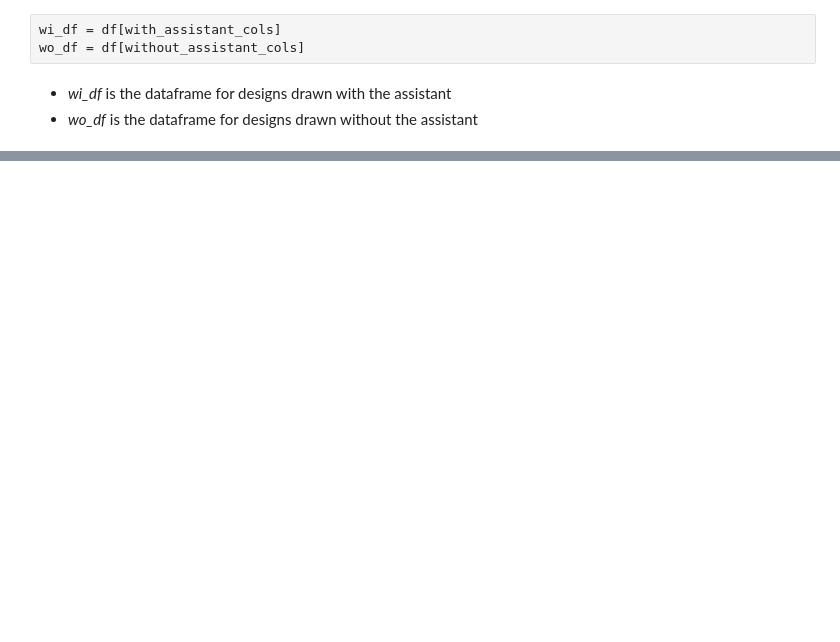
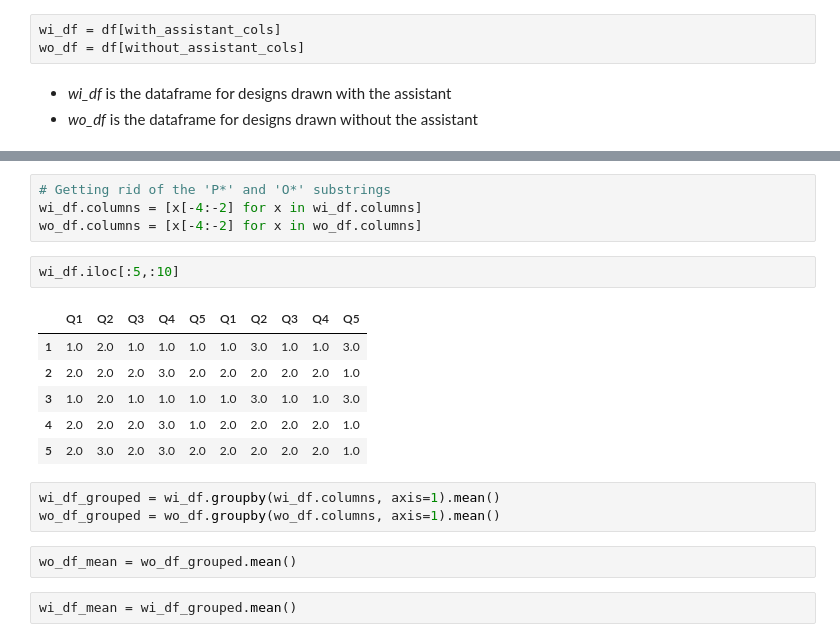
Before and after one commit to abhilashshakti/DesignAssistant, a Jupyter notebook: Data Analysis.ipynb, the cells around one changed output, grey strips where cells are left out. Drawn from its saved outputs; the diff is of its cells as text; blank space fills up the shorter version.

```diff
--- a/Data Analysis.ipynb
+++ b/Data Analysis.ipynb
@@ -158,0 +198,20 @@ wo_df = df[without_assistant_cols]
+# %%
+# Getting rid of the 'P*' and 'O*' substrings
+wi_df.columns = [x[-4:-2] for x in wi_df.columns]
+wo_df.columns = [x[-4:-2] for x in wo_df.columns]
+# %%
+wi_df.iloc[:5,:10]
+# %% [output]
+|  | Q1 | Q2 | Q3 | Q4 | Q5 | Q1 | Q2 | Q3 | Q4 | Q5 |
+| 1 | 1.0 | 2.0 | 1.0 | 1.0 | 1.0 | 1.0 | 3.0 | 1.0 | 1.0 | 3.0 |
+| 2 | 2.0 | 2.0 | 2.0 | 3.0 | 2.0 | 2.0 | 2.0 | 2.0 | 2.0 | 1.0 |
+| 3 | 1.0 | 2.0 | 1.0 | 1.0 | 1.0 | 1.0 | 3.0 | 1.0 | 1.0 | 3.0 |
+| 4 | 2.0 | 2.0 | 2.0 | 3.0 | 1.0 | 2.0 | 2.0 | 2.0 | 2.0 | 1.0 |
+| 5 | 2.0 | 3.0 | 2.0 | 3.0 | 2.0 | 2.0 | 2.0 | 2.0 | 2.0 | 1.0 |
+# %%
+wi_df_grouped = wi_df.groupby(wi_df.columns, axis=1).mean()
+wo_df_grouped = wo_df.groupby(wo_df.columns, axis=1).mean()
+# %%
+wo_df_mean = wo_df_grouped.mean()
+# %%
+wi_df_mean = wi_df_grouped.mean()
```
Also changed, not shown: parts of 8 cells of this notebook.
